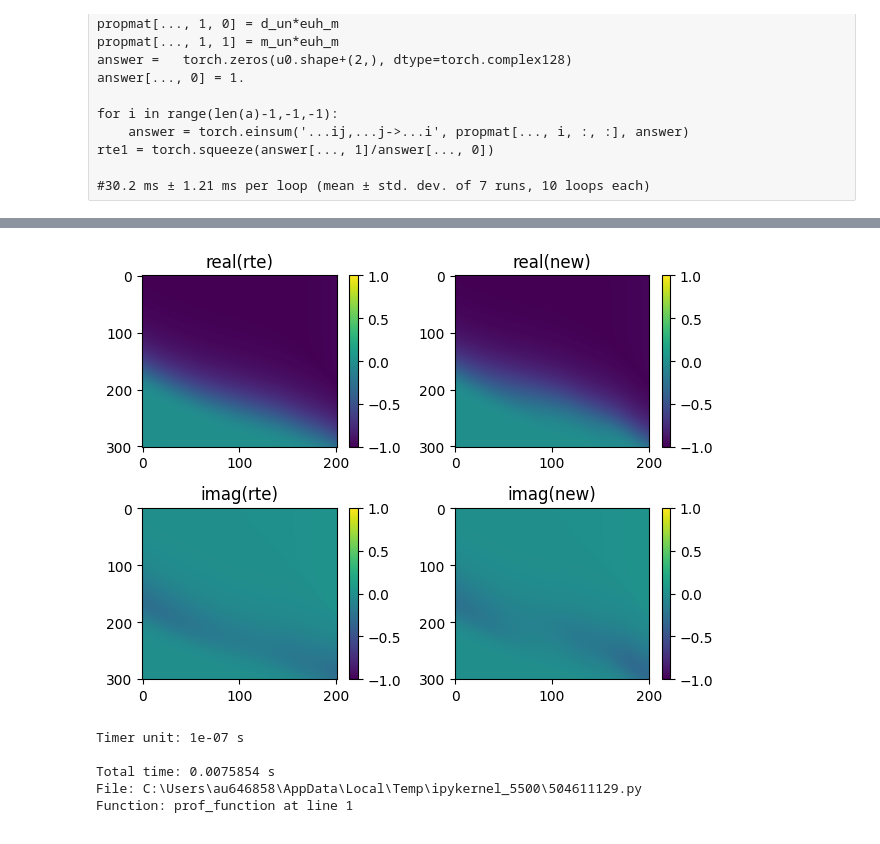
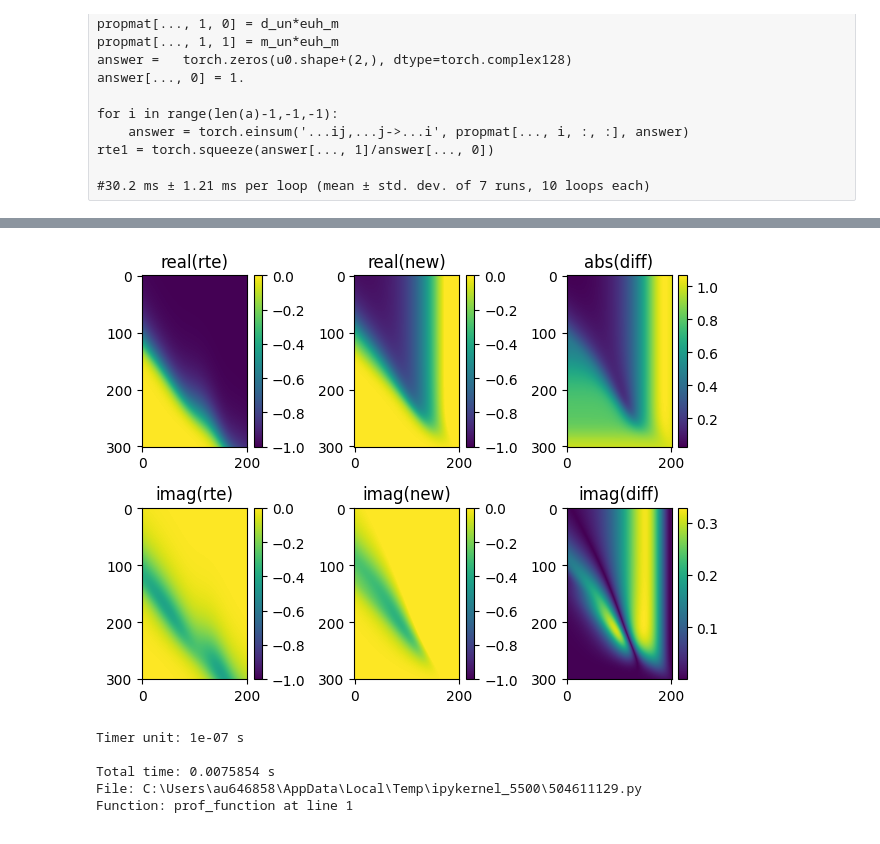
Before and after one commit to hydrogeophysicsgroup/anemone, a Jupyter notebook: prototyping/rte_by_matrix_propagation_sympy_analysis.ipynb, the cells around one changed output, grey strips where cells are left out. Cells and saved outputs as stored; diff of their text form; code cells hidden in the pictures.

```diff
--- a/prototyping/rte_by_matrix_propagation_sympy_analysis.ipynb
+++ b/prototyping/rte_by_matrix_propagation_sympy_analysis.ipynb
@@ -115,16 +115,18 @@ rte1 = torch.squeeze(answer[..., 1]/answer[..., 0])
 
 #30.2 ms ± 1.21 ms per loop (mean ± std. dev. of 7 runs, 10 loops each)
 # %%
+from anemone import constants as c
+
 sigma = np.array([0.02, 0.1, 0.5, 1])
 thick = np.arange(1, len(sigma)+1)*5
 
-sigma = torch.from_numpy(sigma)[:, None, None]
-thick = torch.from_numpy(thick)[:, None, None]
+sigma = torch.from_numpy(sigma)[:, None, None].to(torch.double)
+thick = torch.from_numpy(thick)[:, None, None].to(torch.double)
 
 thick[0] = 0.
 
-mu = torch.ones_like(sigma)*mu0
-epsilon = torch.ones_like(sigma)*epsilon0
+mu = torch.ones_like(sigma)*c.mu0
+epsilon = torch.ones_like(sigma)*c.epsilon0
 omega = torch.logspace(1, 6, 201)[None, :, None]
 wave_length=torch.logspace(-5, -1, 301)[None, None, :]
 bottom_val = torch.tensor([1,0], dtype=torch.complex128)
@@ -239,17 +302,24 @@ tensor(-0.9952-0.0040j, dtype=torch.complex128)
 # %%
-fig,axs = plt.subplots(2,2)
-pcm=axs[0,0].imshow(np.real(rte).T, aspect='auto', vmin=-1, vmax=1); axs[0,0].set_title('real(rte)')
-plt.colorbar(pcm)
-pcm=axs[0,1].imshow(np.real(rte1).T, aspect='auto', vmin=-1, vmax=1); axs[0,1].set_title('real(new)')
-plt.colorbar(pcm)
+rel_diff = (rte1-rte)/rte
+fig,axs = plt.subplots(2,3)
+pcm=axs[0,0].imshow(np.real(rte).T, aspect='auto', vmin=-1, vmax=0); axs[0,0].set_title('real(rte)')
+plt.colorbar(pcm, ax=axs[0,0])
+pcm=axs[0,1].imshow(np.real(rte1).T, aspect='auto', vmin=-1, vmax=0); axs[0,1].set_title('real(new)')
+plt.colorbar(pcm, ax=axs[0,1])
+pcm=axs[0,2].imshow(np.abs(np.real(rel_diff)).T, aspect='auto'); axs[0,2].set_title('abs(diff)')
+plt.colorbar(pcm, ax=axs[0,2])
 
-pcm=axs[1,0].imshow(np.imag(rte).T, aspect='auto', vmin=-1, vmax=1); axs[1,0].set_title('imag(rte)')
-plt.colorbar(pcm)
-pcm=axs[1,1].imshow(np.imag(rte1).T, aspect='auto', vmin=-1, vmax=1); axs[1,1].set_title('imag(new)')
-plt.colorbar(pcm)
+
+
+pcm=axs[1,0].imshow(np.imag(rte).T, aspect='auto', vmin=-1, vmax=0); axs[1,0].set_title('imag(rte)')
+plt.colorbar(pcm, ax=axs[1,0])
+pcm=axs[1,1].imshow(np.imag(rte1).T, aspect='auto', vmin=-1, vmax=0); axs[1,1].set_title('imag(new)')
+plt.colorbar(pcm, ax=axs[1,1])
+pcm=axs[1,2].imshow(np.abs(np.imag(rel_diff)).T, aspect='auto'); axs[1,2].set_title('imag(diff)')
+plt.colorbar(pcm, ax=axs[1,2])
 plt.tight_layout()
 # %% [output]
-[figure, old version]
+[figure, new version]
 # %%
 # def prof_function():
 #     lambda2 = wave_length**2
```
Also changed, not shown: parts of 8 cells of this notebook, 8 other files.
